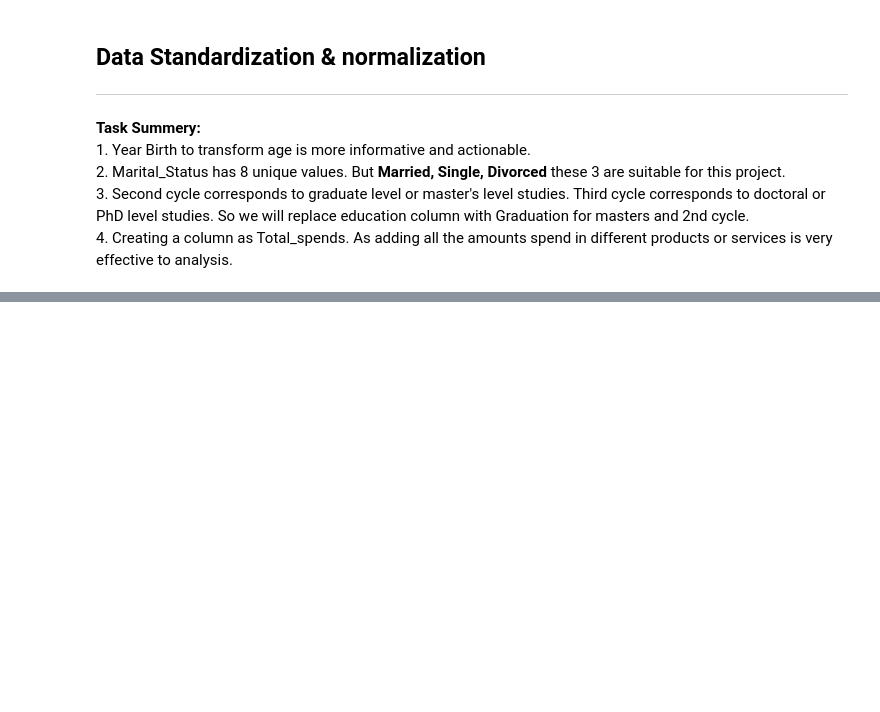
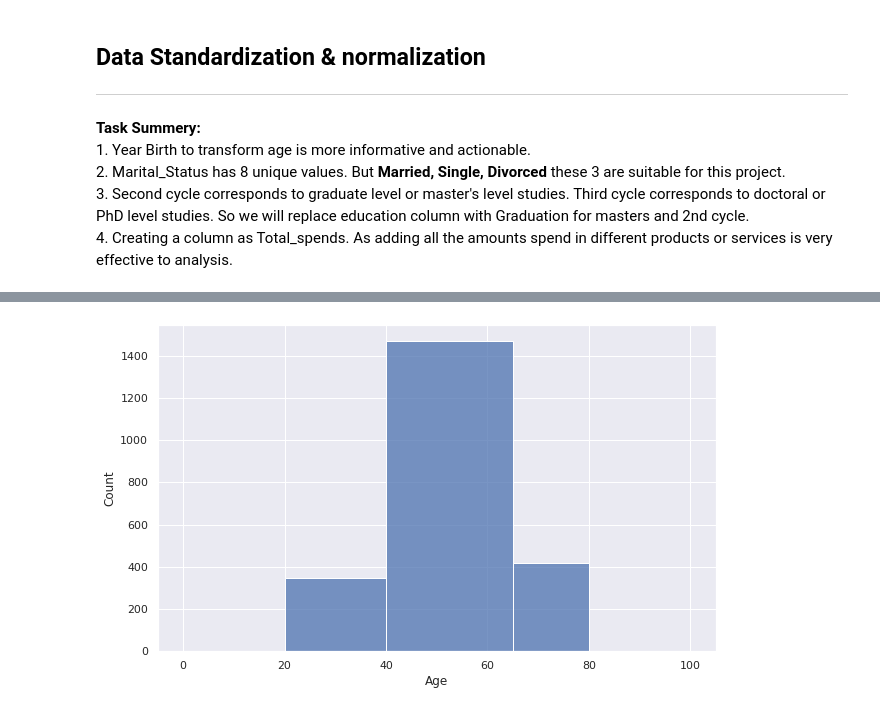
Before and after one commit to mdimran1/portfolio, a Jupyter notebook: Customer-segment-prediction/analysis.ipynb, the cells around one changed output, grey strips where cells are left out. Drawn from its saved outputs; the diff is of its cells as text; code cells hidden in the pictures; blank space fills up the shorter version.

```diff
--- a/Customer-segment-prediction/analysis.ipynb
+++ b/Customer-segment-prediction/analysis.ipynb
@@ -398,0 +420,8 @@ Index(['ID', 'Year_Birth', 'Education', 'Marital_Status', 'Income', 'Kidhome',
+# %%
+# Age column ploting
+
+plt.figure(figsize=(10,6))
+sns.histplot(x=data['Age'],bins=[0,20,40,65,80,100])
+plt.show()
+# %% [output]
+[figure, added]
```
Also changed, not shown: parts of 33 cells of this notebook.
